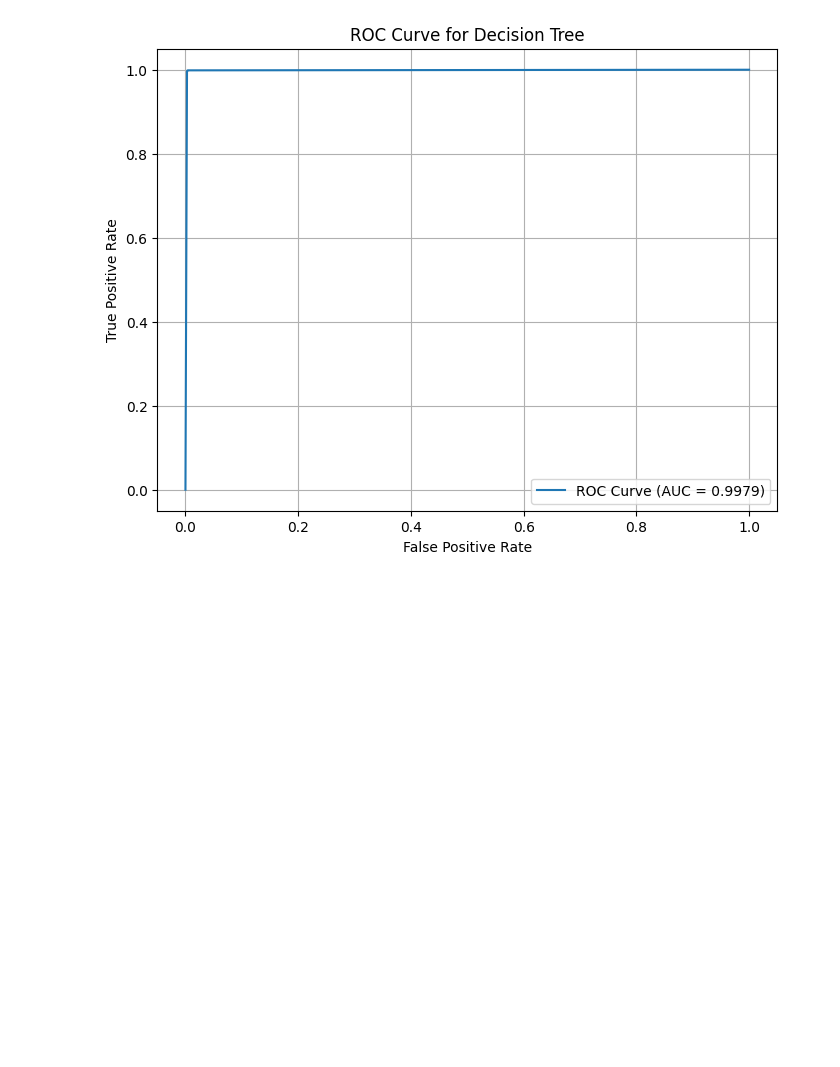
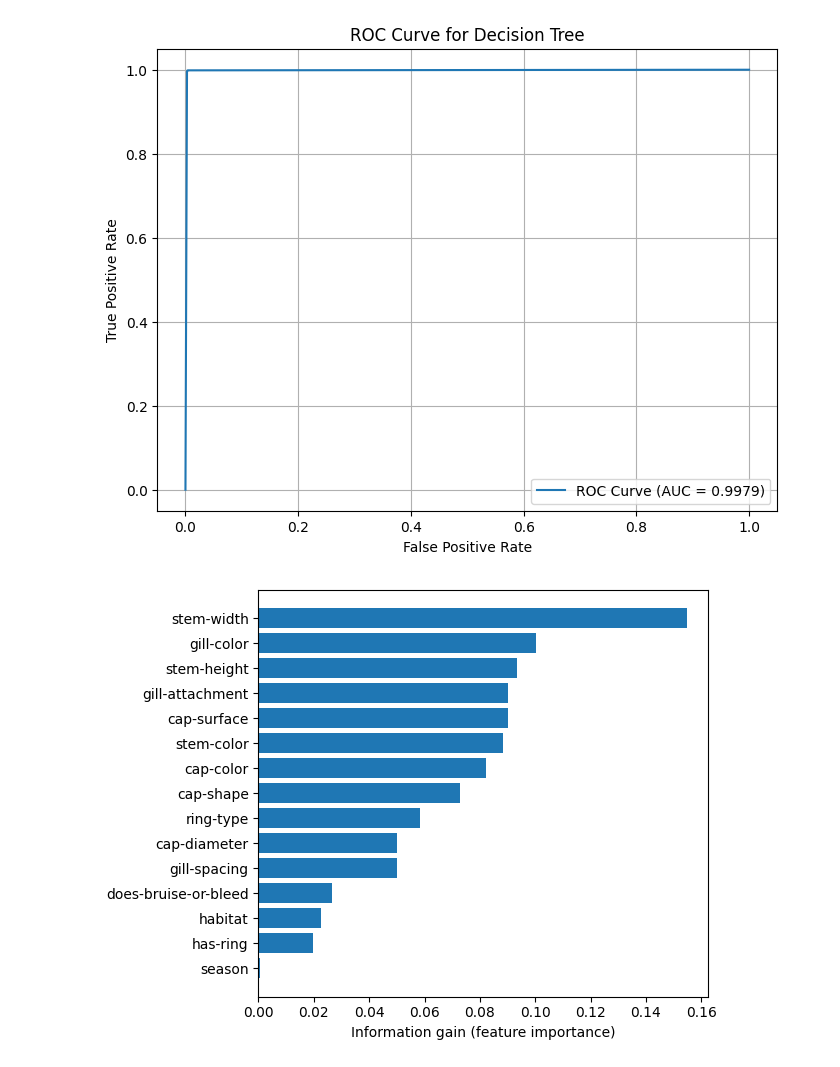
Before and after one commit to GerardoG2/PoisonMushroomClassifier, a Jupyter notebook: Notebooks/decisiontree.ipynb, the cells around one changed output. Cells and saved outputs as stored; diff of their text form; code cells hidden in the pictures; blank space fills up the shorter version.

Commit message:
Changed digits on classification report. Also added new information gain graph on decision tree.

```diff
--- a/Notebooks/decisiontree.ipynb
+++ b/Notebooks/decisiontree.ipynb
@@ -486,3 +486,39 @@ plt.grid(True)
 plt.show()
 # %% [output]
 [figure]
+# %%
+import numpy as np
+import pandas as pd
+import matplotlib.pyplot as plt
+
+# feature names AFTER preprocessing (one-hot columns included)
+feature_names = x_train.columns
+importances = best_clf.feature_importances_
+
+# Put into a DataFrame
+imp_df = pd.DataFrame({
+    'feature': feature_names,
+    'importance': importances
+})
+
+# For one-hot columns, sklearn names them like "cap-shape_flat", "cap-shape_convex", ...
+# So we take everything before the first "_" as the original feature name
+imp_df['orig_feature'] = imp_df['feature'].str.split('_', n=1).str[0]
+
+# Sum importances over dummies belonging to the same original feature
+agg = (
+    imp_df
+    .groupby('orig_feature', as_index=False)['importance']
+    .sum()
+)
+
+# Sort for nicer plotting
+agg = agg.sort_values('importance')
+
+# Plot one bar per original feature
+plt.barh(agg['orig_feature'], agg['importance'])
+plt.xlabel("Information gain (feature importance)")
+plt.tight_layout()
+plt.show()
+# %% [output]
+[figure, added]
```
Also changed, not shown: parts of 3 cells of this notebook, 1 other file.
